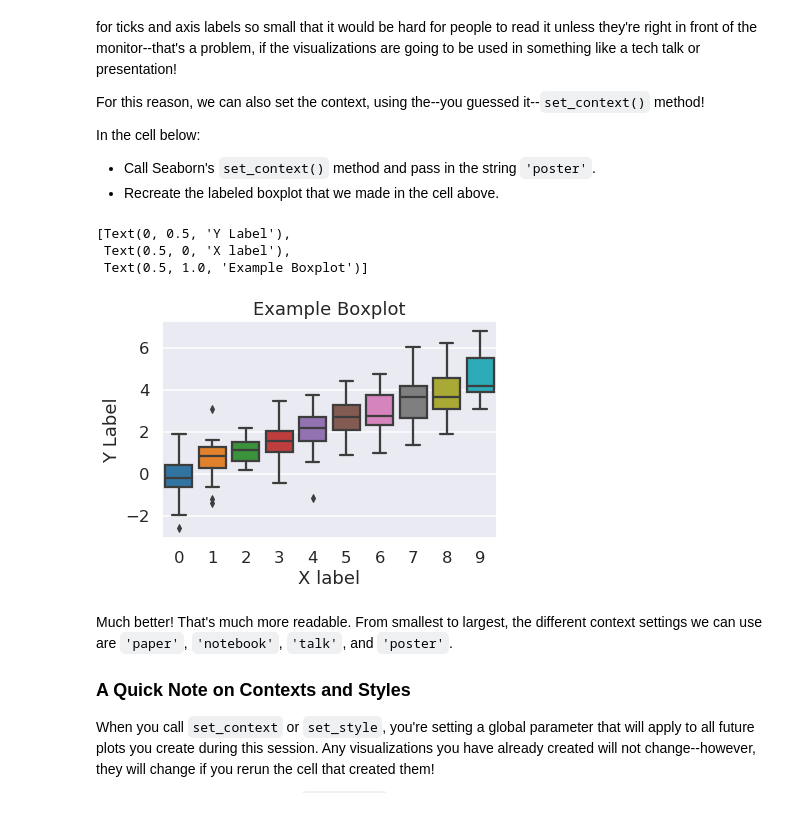
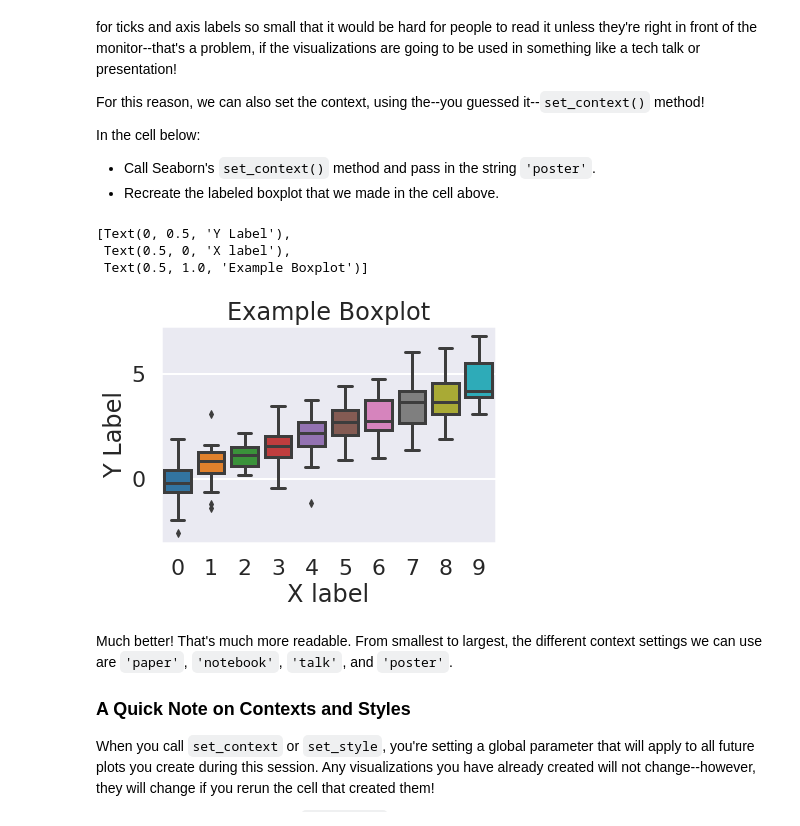
Before and after one commit to lnhdn/dsc-seaborn-lab-nyc-ds-career-042219, a Jupyter notebook: index.ipynb, the cells around one changed output. Cells and saved outputs as stored; diff of their text form; code cells hidden in the pictures.

```diff
--- a/index.ipynb
+++ b/index.ipynb
@@ -130,13 +130,13 @@ In the cell below:
 * Call Seaborn's `set_context()` method and pass in the string `'poster'`.
 * Recreate the labeled boxplot that we made in the cell above.
 # %%
-sns.set_context('talk')
+sns.set_context('poster')
 sns.boxplot(data=data).set(xlabel = 'X label', ylabel= 'Y Label', title= 'Example Boxplot')
 # %% [output]
 [Text(0, 0.5, 'Y Label'),
  Text(0.5, 0, 'X label'),
  Text(0.5, 1.0, 'Example Boxplot')]
-[figure, old version]
+[figure, new version]
 # %% [markdown]
 Much better! That's much more readable. From smallest to largest, the different context settings we can use are `'paper'`, `'notebook'`, `'talk'`, and `'poster'`.
 
```
